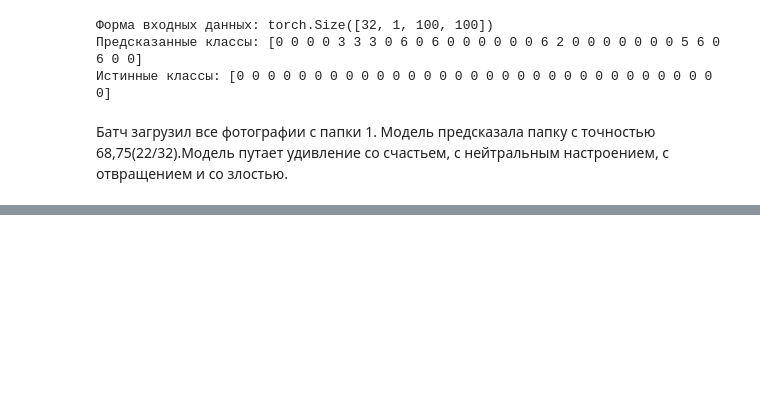
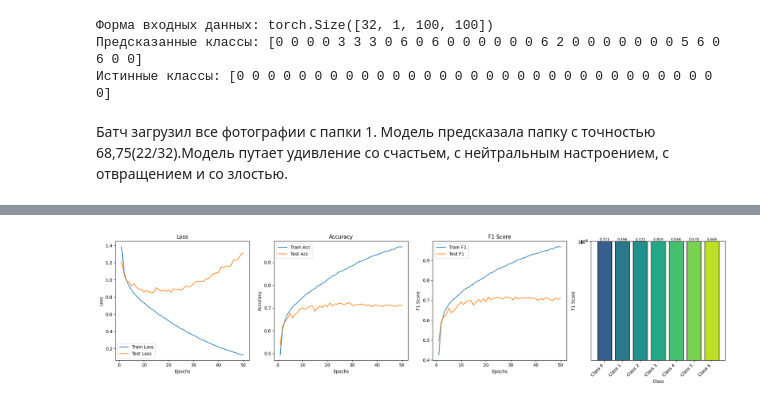
Before and after one commit to alehandro-diaz/pythonProj, a Jupyter notebook: notebooks/02_model_training.ipynb, the cells around one changed output, grey strips where cells are left out. Saved outputs shown, nothing was run; the diff lists cells and outputs as text; code cells hidden in the pictures; blank space fills up the shorter version.

Commit message:
add notebook information. BEST F1: 78%

```diff
--- a/notebooks/02_model_training.ipynb
+++ b/notebooks/02_model_training.ipynb
@@ -67,8 +67,9 @@ def train_epoch(model, loader, optimizer, loss_fn, device='cuda'):
     avg_loss = total_loss / len(loader)
     accuracy = accuracy_score(all_targets, all_predictions)
     f1 = f1_score(all_targets, all_predictions, average='weighted')
+    f1_per_classes = f1_score(all_targets, all_predictions, average=None)
 
-    return avg_loss, accuracy, f1
+    return avg_loss, accuracy, f1, f1_per_classes
 
 def evaluate_epoch(model, loader, loss_fn, device='cuda'):
 
@@ -92,8 +93,9 @@ def evaluate_epoch(model, loader, loss_fn, device='cuda'):
     avg_loss = total_loss / len(loader)
     accuracy = accuracy_score(all_targets, all_predictions)
     f1 = f1_score(all_targets, all_predictions, average='weighted')
+    f1_per_classes = f1_score(all_targets, all_predictions, average=None)
 
-    return avg_loss, accuracy, f1
+    return avg_loss, accuracy, f1, f1_per_classes
 # %%
 import matplotlib.pyplot as plt
 
@@ -264,0 +298,76 @@ print(f"Истинные классы: {labels.numpy()}")
+# %%
+import torch.nn as nn
+import torch.optim as optim
+import torch as torch
+
+device = torch.device('cuda' if torch.cuda.is_available() else 'cpu')
+
+class SimpleCNNModel(nn.Module):
+    # инициализация
+    def __init__(self, img_size, num_classes):
+        super().__init__()
+
+        self.feature_extractor = nn.Sequential(
+            nn.Conv2d(1, 16, 3, 1, 1),#Делает карту принаков. Размер тензора (16, 100, 100)
+            nn.ReLU(),#Слой активатор, все отрицательные веса становяться нулями
+            nn.MaxPool2d(2, 2), #меняет размер тензора, размер становиться (16, 50, 50)
+
+            nn.Conv2d(16, 32, 3, 1, 1), # здесь размер тензора становиться (32, 50, 50)
+            nn.ReLU(),
+            nn.MaxPool2d(2, 2) # а тут (32, 25, 25)
+        )
+        H = img_size[0] // 4
+        W = img_size[1] // 4
+        dim = 32 * H * W
+        self.classifier = nn.Sequential(
+            nn.Flatten(),
+            nn.Linear(dim, num_classes)
+        )
+
+    def forward(self, x):
+        x = self.feature_extractor(x)
+        x = self.classifier(x)
+        return x
+
+img_size = (100, 100)
+model = SimpleCNNModel(img_size, 7).to(device)
+
+criterion = nn.CrossEntropyLoss()
+optimizer = optim.Adam(model.parameters(), lr=1e-4)
+
+#переменные для кол-ва эпох и оценки
+n_epoch = 50
+best_f1 = 0.0
+
+#история для создания графика
+history = {
+    "train_loss": [], "test_loss": [],
+    "train_f1": [], "test_f1": [],
+    "train_acc": [], "test_acc": [],
+    "test_f1_per_class": []
+}
+
+#сам цикд обучения и цикл оценки
+for epoch in range(n_epoch):
+    print(f"\nEPOCH {epoch+1}/{n_epoch}")
+    train_loss, train_acc, train_f1, train_f1_per_class = train_epoch(model, train_loader, optimizer, criterion, device)
+    test_loss, test_acc, test_f1, test_f1_per_class = evaluate_epoch(model, test_loader, criterion, device)
+
+    history["train_loss"].append(train_loss)
+    history["test_loss"].append(test_loss)
+    history["train_f1"].append(train_f1)
+    history["test_f1"].append(test_f1)
+    history["train_acc"].append(train_acc)
+    history["test_acc"].append(test_acc)
+    history["test_f1_per_class"].append(test_f1_per_class)
+
+    if test_f1 > best_f1:
+        best_f1 = test_f1
+        best_epoch = epoch
+        print(f"Epoch: {epoch+1}, F1: {best_f1:.3f}")
+
+print(f"Best model: Epoch {best_epoch+1}, F1: {best_f1:.3f}")
+
+#сохранение графика
+plot_history(history)
+# %% [output]
@@ -264,0 +391 @@ print(f"Истинные классы: {labels.numpy()}")
+[figure, added]
```
Also changed, not shown: parts of 9 cells of this notebook, 12 other files.
